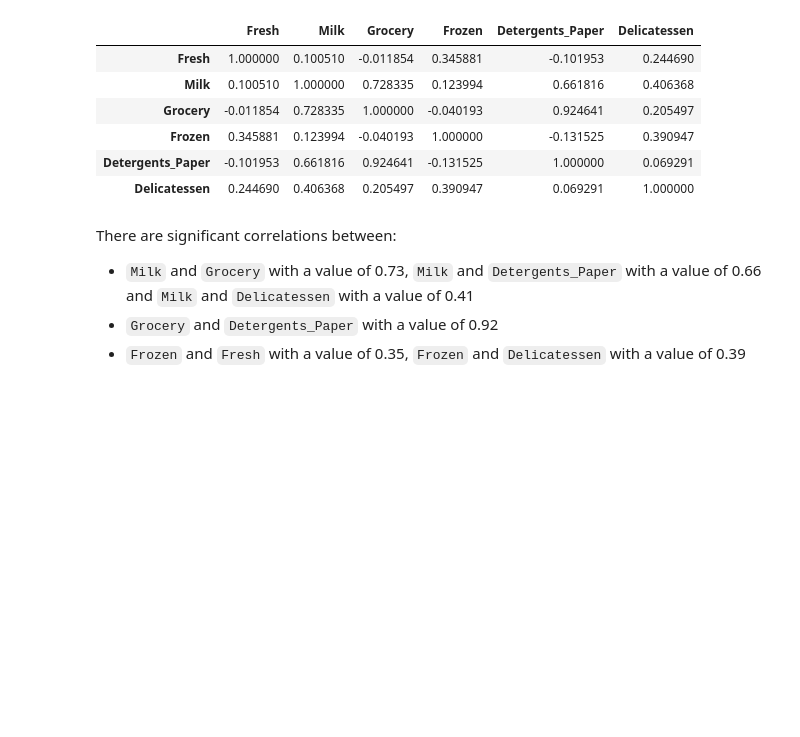
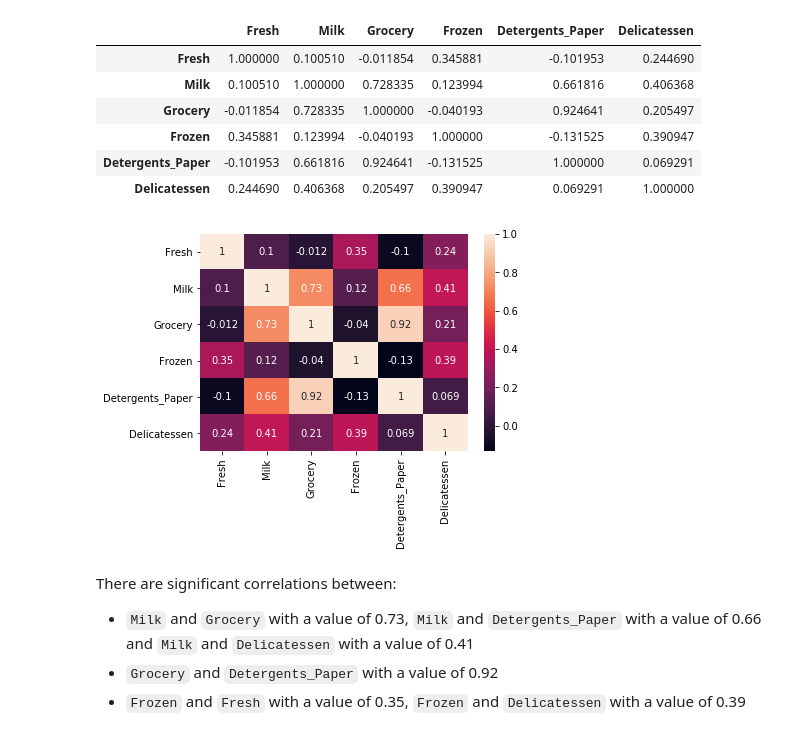
Before and after one commit to faberfred/Udacity_Machine_Learning_Engineer_Nanodegree_Program, a Jupyter notebook: projects/customer_segments/customer_segments.ipynb, the cells around one changed output. Drawn from its saved outputs; the diff is of its cells as text; code cells hidden in the pictures; blank space fills up the shorter version.

```diff
--- a/projects/customer_segments/customer_segments.ipynb
+++ b/projects/customer_segments/customer_segments.ipynb
@@ -192,6 +203,11 @@ data.corr()
 | Frozen | 0.345881 | 0.123994 | -0.040193 | 1.000000 | -0.131525 | 0.390947 |
 | Detergents_Paper | -0.101953 | 0.661816 | 0.924641 | -0.131525 | 1.000000 | 0.069291 |
 | Delicatessen | 0.244690 | 0.406368 | 0.205497 | 0.390947 | 0.069291 | 1.000000 |
+# %%
+import seaborn as sns
+sns.heatmap(data.corr(), annot=True);
+# %% [output]
+[figure, added]
 # %% [markdown]
 There are significant correlations between:
 * `Milk` and `Grocery` with a value of 0.73, `Milk` and `Detergents_Paper` with a value of 0.66 and `Milk` and `Delicatessen` with a value of 0.41
```
Also changed, not shown: parts of 1 cell of this notebook, 1 other file.
